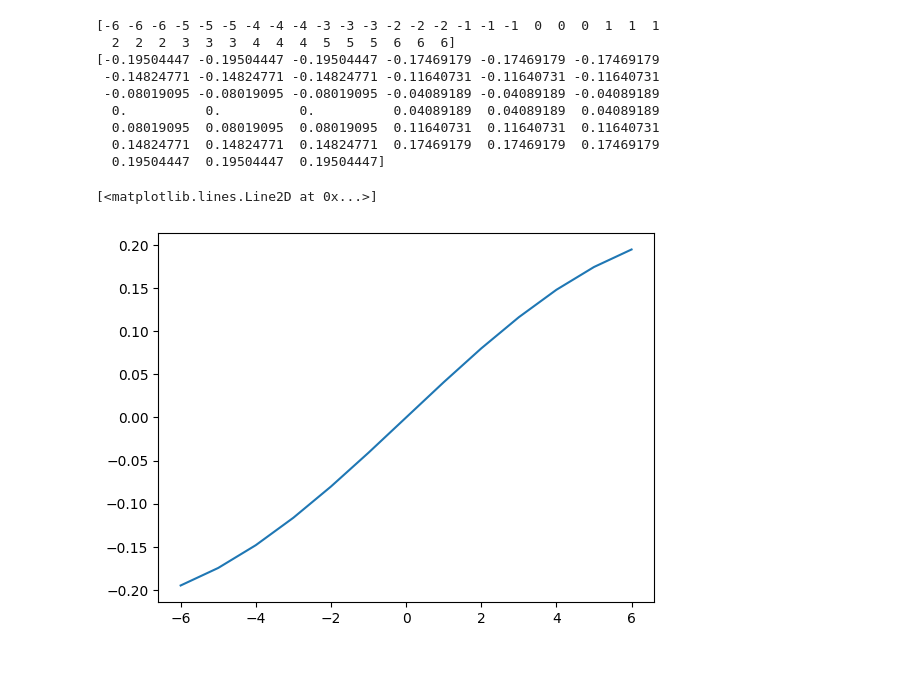
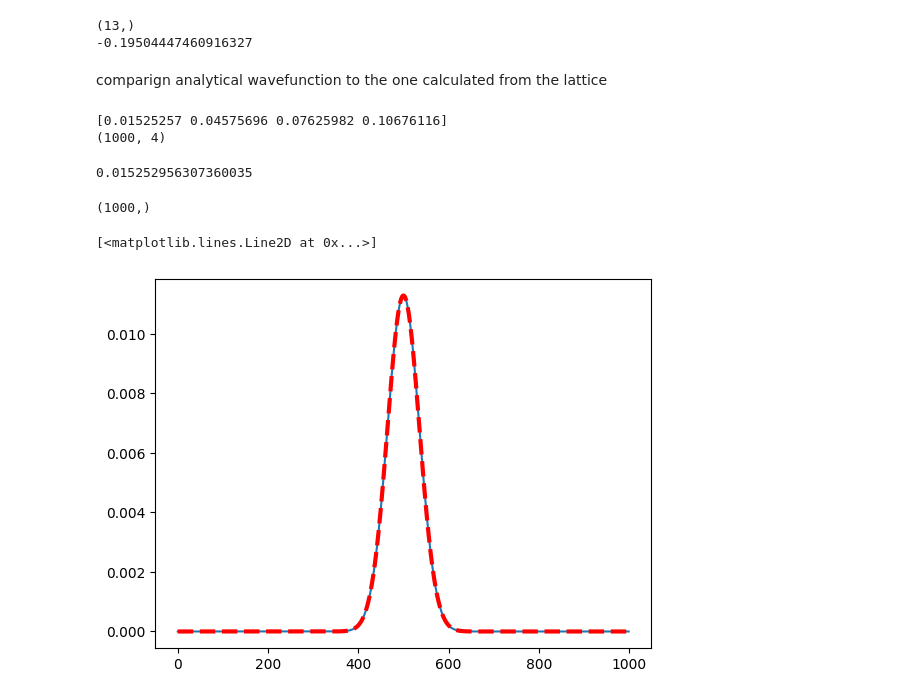
Before and after one commit to deeproots08/Spin_Splitting_Ge_ABS, a Jupyter notebook: Basis_change_op.ipynb, the cells around one changed output. Saved outputs shown, nothing was run; the diff lists cells and outputs as text; code cells hidden in the pictures; blank space fills up the shorter version.

```diff
--- a/Basis_change_op.ipynb
+++ b/Basis_change_op.ipynb
@@ -116,27 +155,62 @@ A = twoD_Minimal_Model(N,NSM,NSC,M,AX,AY)
 
 #print(A.ysq_matrix())
 
-ysq = A.ysq_matrix()
+#ysq = A.ysq_matrix()
 
-b,c = A.SHO_wvfn(1)
+c, b = A.SHO_wvfn(1)
+print(b.shape)
 print(c)
+#print(b)
 
-print(b)
-
-d = A.SHO_pot()
+#d = A.SHO_pot()
 # %% [output]
-[-6 -6 -6 -5 -5 -5 -4 -4 -4 -3 -3 -3 -2 -2 -2 -1 -1 -1  0  0  0  1  1  1
-  2  2  2  3  3  3  4  4  4  5  5  5  6  6  6]
-[-0.19504447 -0.19504447 -0.19504447 -0.17469179 -0.17469179 -0.17469179
- -0.14824771 -0.14824771 -0.14824771 -0.11640731 -0.11640731 -0.11640731
- -0.08019095 -0.08019095 -0.08019095 -0.04089189 -0.04089189 -0.04089189
-  0.          0.          0.          0.04089189  0.04089189  0.04089189
-  0.08019095  0.08019095  0.08019095  0.11640731  0.11640731  0.11640731
-  0.14824771  0.14824771  0.14824771  0.17469179  0.17469179  0.17469179
-  0.19504447  0.19504447  0.19504447]
+(13,)
+-0.19504447460916327
-# %%
-plt.plot(c, b)
-#plt.plot(c, d.diagonal())
-# %% [output]
-[<matplotlib.lines.Line2D at 0x...>]
-[figure, removed]
+# %% [markdown]
+comparign analytical wavefunction to the one calculated from the lattice
+# %%
+N = 1
+NSM = 1
+NSC = 1            ### DOESNT' MATTER WHAT WE PTU N, NSSC, NSM AS ATLEAST FOR THIS NOTEBOOK
+M = 1000
+AX = 1
+AY = 1
+LY = (M//10)*AY
+
+MEFF_SC = 1
+
+OMEGA =  2*4*hbm/LY**2/MEFF_SC
+
+KNUM= 4
+
+A = twoD_Minimal_Model(N,NSM,NSC,M,AX,AY,OMEGA)
+
+H = A.SHO_Hamiltonian_in_y()
+
+E, V = eigsh(H , k = KNUM, sigma=0 )
+
+print(E)
+
+print(V.shape)
+# %% [output]
+[0.01525257 0.04575696 0.07625982 0.10676116]
+(1000, 4)
+# %%
+print(OMEGA/2)
+# %% [output]
+0.015252956307360035
+# %%
+#b,c = A.SHO_wvfn(0)
+c, b = A.SHO_wvfn(0)
+print(b.shape)
+
+#D = V[:,0].reshape(M,N)
+
+#print(D.shape)
+
+plt.plot(abs(V[:,0])**2)
+plt.plot( abs(b)**2, linestyle='dashed',color='red', lw=3)
+# %% [output]
+(1000,)
+[<matplotlib.lines.Line2D at 0x...>]
+[figure, added]
```
Also changed, not shown: parts of 16 cells of this notebook, 2 other files.
